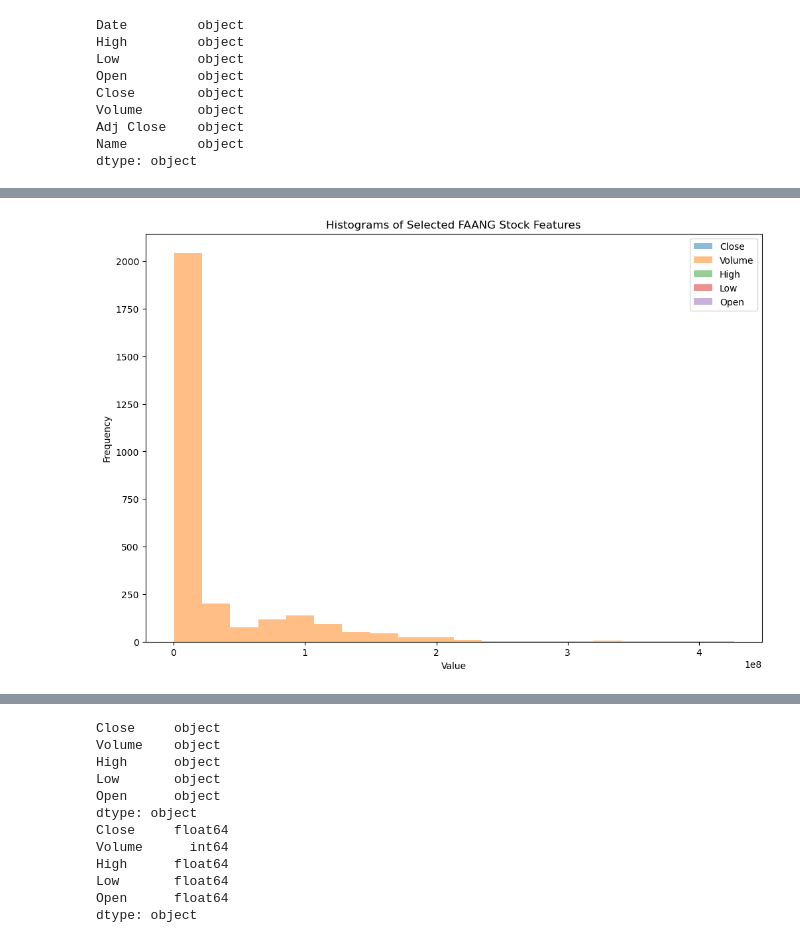
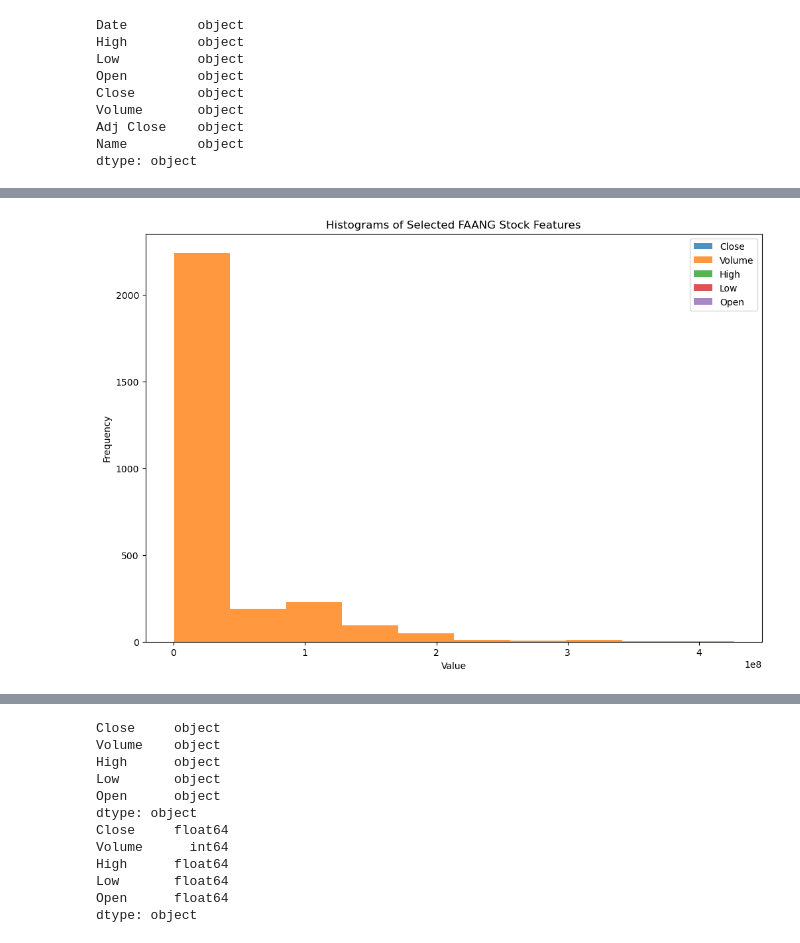
Before and after one commit to SahillMulani/Database-and-Analytics-Programming-Project, a Jupyter notebook: x22217061/FAANG ETL.ipynb, the cells around one changed output, grey strips where cells are left out. Drawn from its saved outputs; the diff is of its cells as text; code cells hidden in the pictures.

```diff
--- a/x22217061/FAANG ETL.ipynb
+++ b/x22217061/FAANG ETL.ipynb
@@ -118,22 +174,22 @@ plt.show()
 # %%
 import pandas as pd
 import matplotlib.pyplot as plt
 
 
 
 # Columns for which you want to create histograms
 selected_columns = ['Close', 'Volume', 'High', 'Low', 'Open']
 
 # Plot histograms for each selected column
 plt.figure(figsize=(12, 8))
 
 for column in selected_columns:
-    plt.hist(df[column].dropna(), bins=20, alpha=0.5, label=column)
+    plt.hist(df[column].dropna(), bins=10, alpha=0.8, label=column)
 
 plt.title('Histograms of Selected FAANG Stock Features')
 plt.xlabel('Value')
 plt.ylabel('Frequency')
 plt.legend()
 plt.show()
 # %% [output]
-[figure, old version]
+[figure, new version]
```
Also changed, not shown: parts of 6 cells of this notebook.
